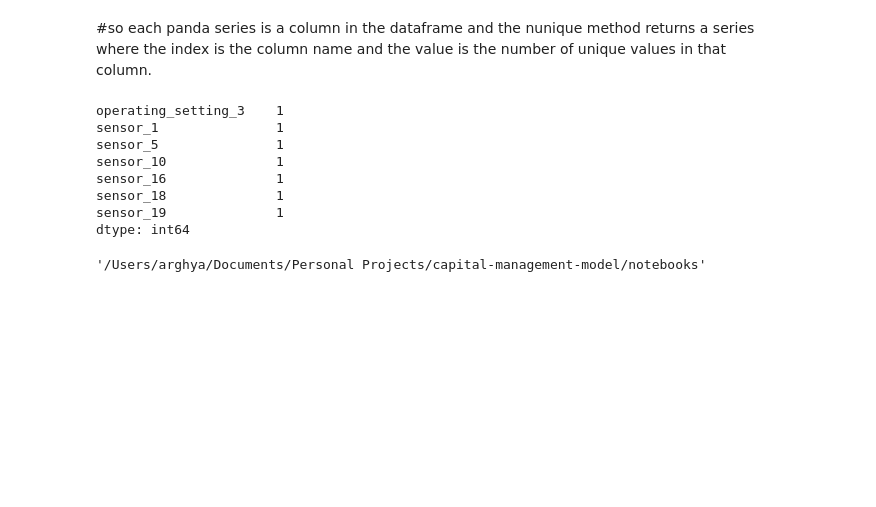
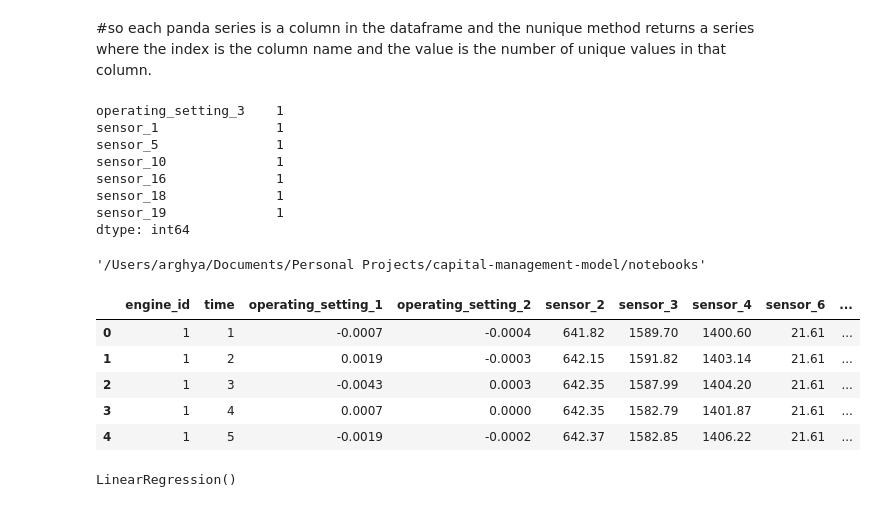
Before and after one commit to arghyas2/capital-management-model, a Jupyter notebook: notebooks/mess_around.ipynb, the cells around one changed output. Saved outputs shown, nothing was run; the diff lists cells and outputs as text; code cells hidden in the pictures; blank space fills up the shorter version.

Commit message:
linear reg v2

```diff
--- a/notebooks/mess_around.ipynb
+++ b/notebooks/mess_around.ipynb
@@ -100,3 +100,15 @@ import os
 os.getcwd()
 # %% [output]
 '/Users/arghya/Documents/Personal Projects/capital-management-model/notebooks'
+# %%
+import pandas as pd
+
+fd_001_processed = pd.read_csv('../data/processed/FD001_processed.csv')
+fd_001_processed.head()
+# %% [output]
+|  | engine_id | time | operating_setting_1 | operating_setting_2 | sensor_2 | sensor_3 | sensor_4 | sensor_6 | ... |
+| 0 | 1 | 1 | -0.0007 | -0.0004 | 641.82 | 1589.70 | 1400.60 | 21.61 | ... |
+| 1 | 1 | 2 | 0.0019 | -0.0003 | 642.15 | 1591.82 | 1403.14 | 21.61 | ... |
+| 2 | 1 | 3 | -0.0043 | 0.0003 | 642.35 | 1587.99 | 1404.20 | 21.61 | ... |
+| 3 | 1 | 4 | 0.0007 | 0.0000 | 642.35 | 1582.79 | 1401.87 | 21.61 | ... |
+| 4 | 1 | 5 | -0.0019 | -0.0002 | 642.37 | 1582.85 | 1406.22 | 21.61 | ... |
@@ -102,0 +119,9 @@ os.getcwd()
+# %%
+#Linear model
+
+X = train_df.drop(columns=['RUL', 'engine_id'])
+Y = train_df['RUL']
+lin_reg = LinearRegression()
+lin_reg.fit(X, Y)
+# %% [output]
+LinearRegression()
```
Also changed, not shown: parts of 13 cells of this notebook.
